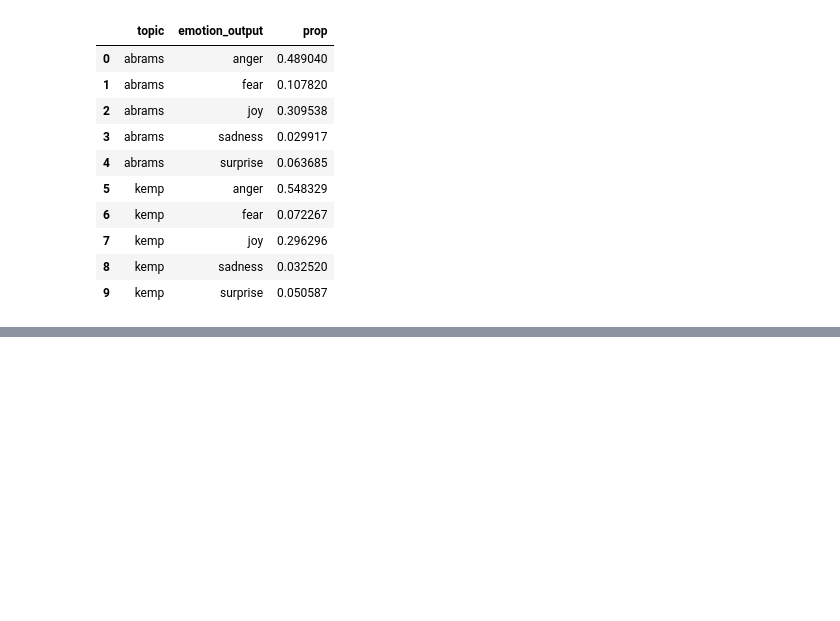
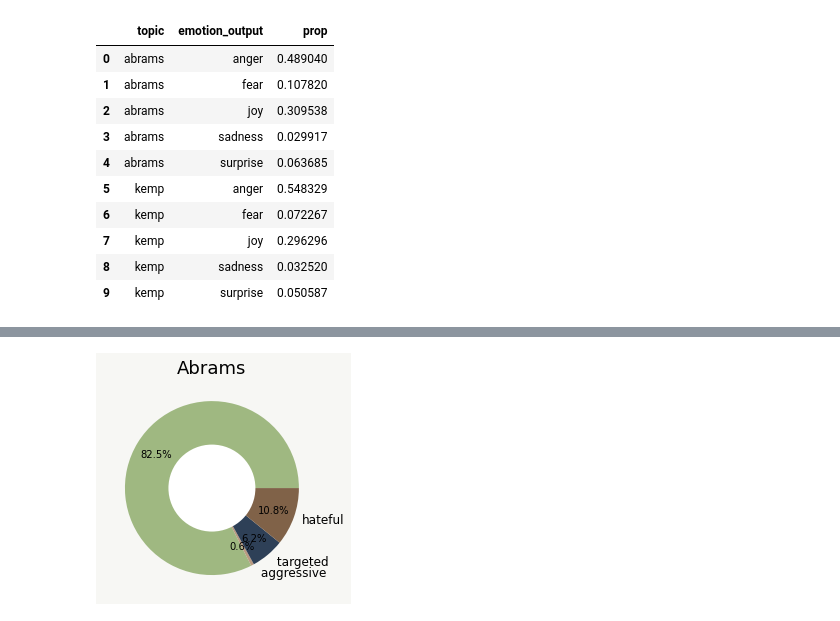
Before and after one commit to monroefarris/anly580_final_project, a Jupyter notebook: Analysis_Code/sentiment_analysis.ipynb, the cells around one changed output, grey strips where cells are left out. Saved outputs shown, nothing was run; the diff lists cells and outputs as text; code cells hidden in the pictures; blank space fills up the shorter version.

Commit message:
adding hate speech viz

```diff
--- a/Analysis_Code/sentiment_analysis.ipynb
+++ b/Analysis_Code/sentiment_analysis.ipynb
@@ -286,0 +230,11 @@ plt.legend()
+# %%
+topic_counts = data.explode('topic')
+hate_counts = topic_counts.groupby(['topic', 'hate_output']).count().reset_index().rename(columns={'created_at':'counts'})
+hate_counts['hate_output'] = hate_counts['hate_output'].str[1:-1]
+
+hate_counts['hate_output'] = hate_counts['hate_output'].str.replace("'", "").str.split(',')
+
+hate_counts = hate_counts.explode('hate_output')
+# %%
+hate_counts = hate_counts.groupby(['topic', 'hate_output']).sum().reset_index().rename(columns={'created_at':'counts'})
+hate_counts
@@ -286,0 +258,21 @@ plt.legend()
+# %%
+hate_counts = hate_counts.drop(index=[4,13])
+# %%
+
+plt.pie(hate_counts[hate_counts['topic'] == 'abrams']['counts'], labels = hate_counts[hate_counts['topic'] == 'abrams']['hate_output'], \
+                        autopct='%1.1f%%', pctdistance=0.75, colors = [color1, color2, color3, color5])
+
+# draw circle
+centre_circle = plt.Circle((0, 0), 0.50, fc='white')
+fig = plt.gcf()
+
+# Adding Circle in Pie chart
+fig.gca().add_artist(centre_circle)
+
+# Adding Title of chart
+plt.title('Abrams', size = 18)
+
+# Displaying Chart
+plt.show()
+# %% [output]
+[figure, added]
```
Also changed, not shown: parts of 28 cells of this notebook.
